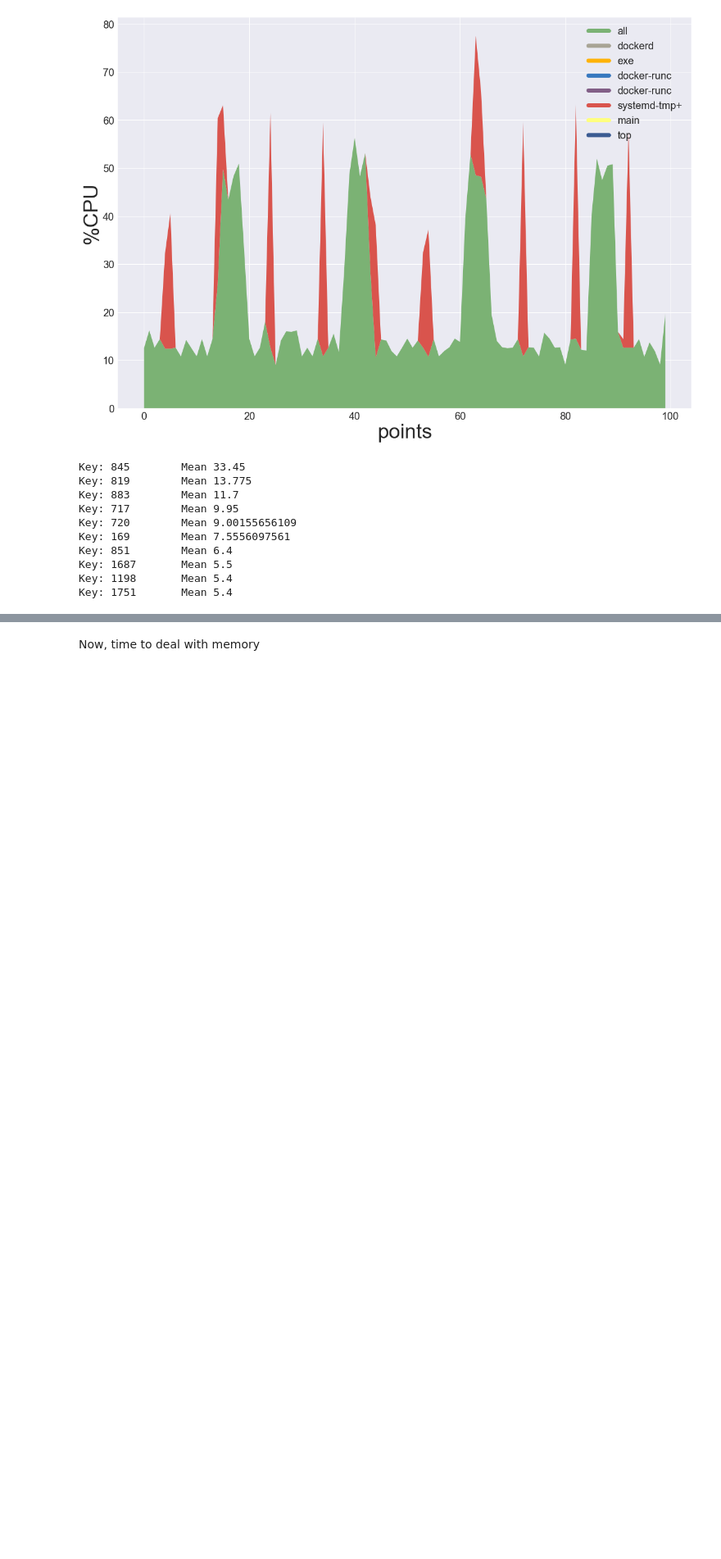
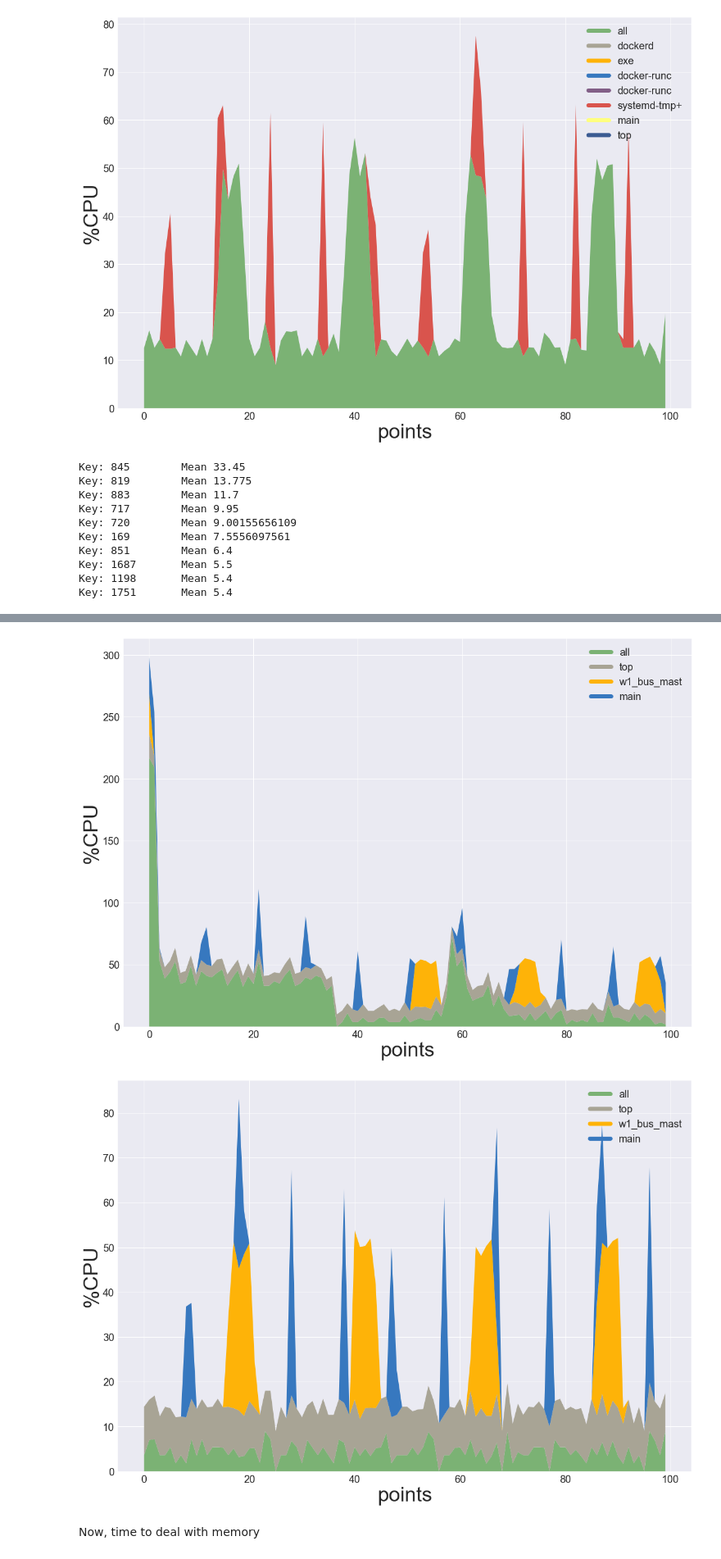
Before and after one commit to ThibaultHuyet/data_parsing, a Jupyter notebook: Notebooks/Raspberry Pi Performance.ipynb, the cells around one changed output, grey strips where cells are left out. Shown at 82% size. Cells and saved outputs as stored; diff of their text form; code cells hidden in the pictures; blank space fills up the shorter version.

```diff
--- a/Notebooks/Raspberry Pi Performance.ipynb
+++ b/Notebooks/Raspberry Pi Performance.ipynb
@@ -1211,0 +1245,9 @@ plt.show()
+# %%
+sortedCPU = ave(cpu4)
+
+i = 0
+for k in sortedCPU:
+    if i == 10:
+        break
+    i += 1
+    print("Key: " + str(k) + "\tMean " + str(sortedCPU[k]))
@@ -1211,0 +1320,62 @@ plt.show()
+# %%
+sortedCPU = ave(cpu5)
+
+i = 0
+for k in sortedCPU:
+    if i == 10:
+        break
+    i += 1
+    print("Key: " + str(k) + "\tMean " + str(sortedCPU[k]))
+
+keys = ['732', '165', '962'] # 732 = top, w1 bus master, 945 = main
+
+concise = prep_for_graph(cpu5, keys)
+
+points = np.arange(0, 100)
+C = ["#7bb274", "#a8a495", "#feb308", "#3778bf", "#825f87", '#d9544d', '#ffff7e', '#3b5b92']
+
+fig = plt.figure(figsize = (20, 14))
+ax = fig.add_subplot(111, label = "Performance")
+
+# Due to some bug with stackplot, a hack has to be used to get a legend up
+ax.plot([], [], color = C[0], label = 'all',            linewidth = 8)
+ax.plot([], [], color = C[1], label = 'top',            linewidth = 8)
+ax.plot([], [], color = C[2], label = 'w1_bus_mast',    linewidth = 8)
+ax.plot([], [], color = C[3], label = 'main',           linewidth = 8)
+
+ax.stackplot(points, concise['all'][0:100], concise['732'][0:100],
+             concise['165'][0:100], concise['962'][0:100], colors = C)
+
+ax.set_ylabel('%CPU', fontsize = 40)
+ax.set_xlabel('points', fontsize = 40)
+ax.legend(prop = {'size': 20})
+
+ax.tick_params(axis = 'both', which = 'major', labelsize = 20)
+ax.tick_params(axis = 'both', which = 'minor', labelsize = 20)
+
+plt.show()
+
+points = np.arange(0, 100)
+C = ["#7bb274", "#a8a495", "#feb308", "#3778bf", "#825f87", '#d9544d', '#ffff7e', '#3b5b92']
+
+fig = plt.figure(figsize = (20, 14))
+ax = fig.add_subplot(111, label = "Performance")
+
+# Due to some bug with stackplot, a hack has to be used to get a legend up
+ax.plot([], [], color = C[0], label = 'all',            linewidth = 8)
+ax.plot([], [], color = C[1], label = 'top',            linewidth = 8)
+ax.plot([], [], color = C[2], label = 'w1_bus_mast',    linewidth = 8)
+ax.plot([], [], color = C[3], label = 'main',           linewidth = 8)
+
+ax.stackplot(points, concise['all'][100:200], concise['732'][100:200],
+             concise['165'][100:200], concise['962'][100:200], colors = C)
+
+ax.set_ylabel('%CPU', fontsize = 40)
+ax.set_xlabel('points', fontsize = 40)
+ax.legend(prop = {'size': 20})
+
+ax.tick_params(axis = 'both', which = 'major', labelsize = 20)
+ax.tick_params(axis = 'both', which = 'minor', labelsize = 20)
+
+plt.show()
+# %% [output]
@@ -1212,3 +1392,5 @@ plt.show()
+[figure, added]
+[figure, added]
 # %% [markdown]
 Now, time to deal with memory
 # %%
```
Also changed, not shown: parts of 7 cells of this notebook, 2 other files.
